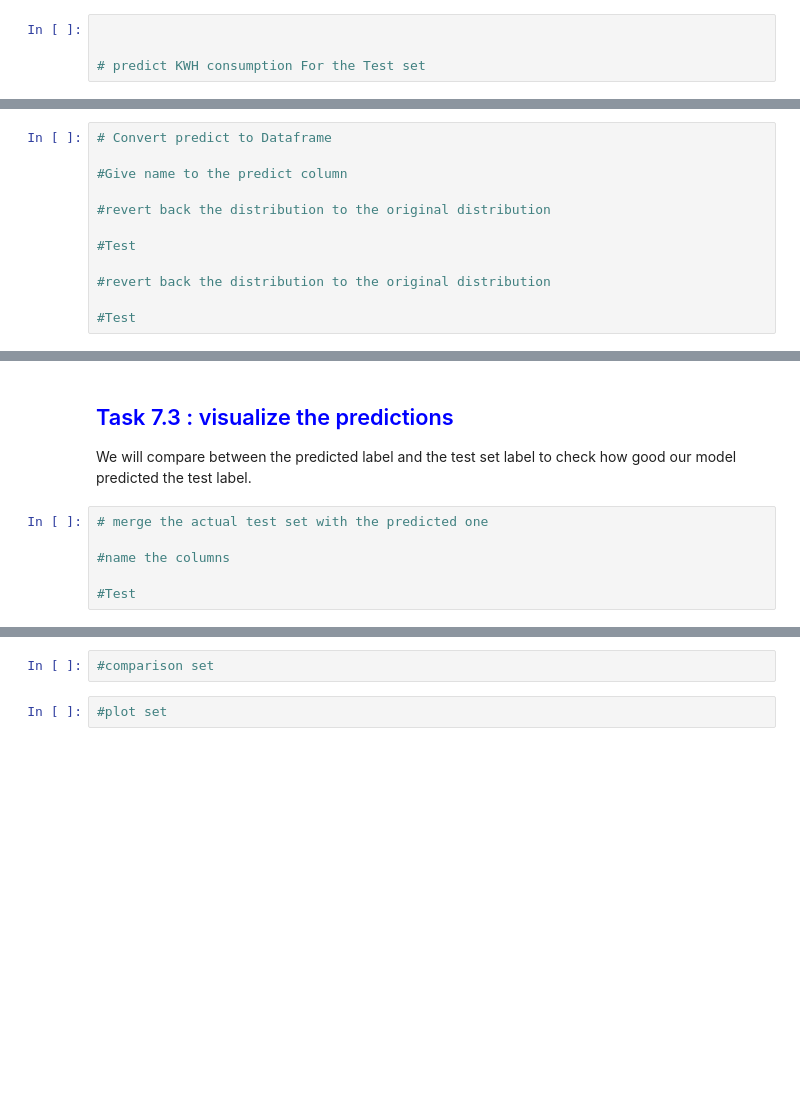
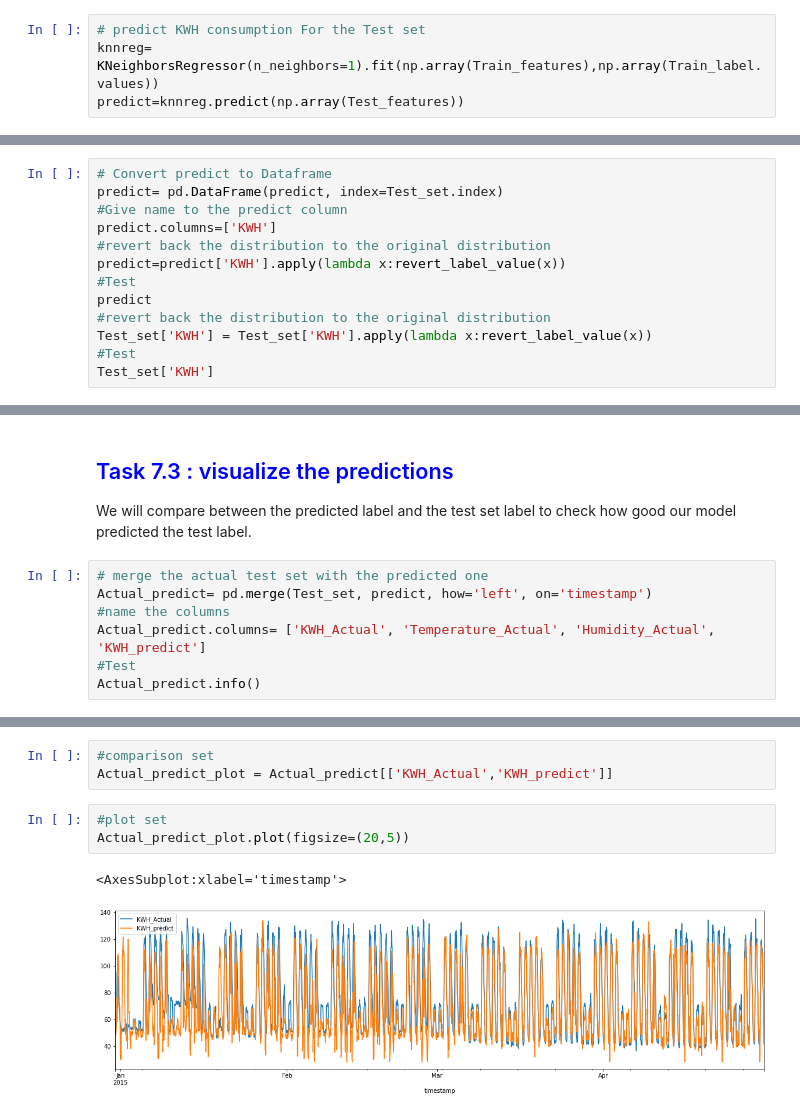
Before and after one commit to bpassini12/Power_Consumption_Scikit, a Jupyter notebook: predict electricity consumption.ipynb, the cells around one changed output, grey strips where cells are left out. Drawn from its saved outputs; the diff is of its cells as text; blank space fills up the shorter version.

```diff
--- a/predict electricity consumption.ipynb
+++ b/predict electricity consumption.ipynb
@@ -268,8 +307,8 @@ This means that we must encode the timestamp to numbers before we can fit and ev
 ## <span style='color:blue'> Task 7.1 : Fit the model </span>
 The KNN algorithm uses ‘feature similarity’ to predict the values of any new data points. This means that the new point is assigned a value based on how closely it resembles the points in the training set
 # %%
-
-
 # predict KWH consumption For the Test set
+knnreg= KNeighborsRegressor(n_neighbors=1).fit(np.array(Train_features),np.array(Train_label.values))
+predict=knnreg.predict(np.array(Test_features))
 # %%
 #Test
@@ -278,13 +321,14 @@ The KNN algorithm uses ‘feature similarity’ to predict the values of any new
 we want to have the predicted & Test values in the original distributions.
 # %%
 # Convert predict to Dataframe
-
+predict= pd.DataFrame(predict, index=Test_set.index)
 #Give name to the predict column
-
+predict.columns=['KWH']
 #revert back the distribution to the original distribution
-
+predict=predict['KWH'].apply(lambda x:revert_label_value(x))
 #Test
-
+predict
 #revert back the distribution to the original distribution
-
+Test_set['KWH'] = Test_set['KWH'].apply(lambda x:revert_label_value(x))
 #Test
+Test_set['KWH']
@@ -293,7 +351,8 @@ we want to have the predicted & Test values in the original distributions.
 We will compare between the predicted label and the test set label to check how good our model predicted the test label.
 # %%
 # merge the actual test set with the predicted one
-
+Actual_predict= pd.merge(Test_set, predict, how='left', on='timestamp')
 #name the columns
-
+Actual_predict.columns= ['KWH_Actual', 'Temperature_Actual', 'Humidity_Actual', 'KWH_predict']
 #Test
+Actual_predict.info()
@@ -300,4 +371,9 @@ We will compare between the predicted label and the test set label to check how
 # %%
 #comparison set
+Actual_predict_plot = Actual_predict[['KWH_Actual','KWH_predict']]
 # %%
 #plot set
+Actual_predict_plot.plot(figsize=(20,5))
+# %% [output]
+<AxesSubplot:xlabel='timestamp'>
+[figure, added]
```
Also changed, not shown: parts of 17 cells of this notebook, 3 other files.
